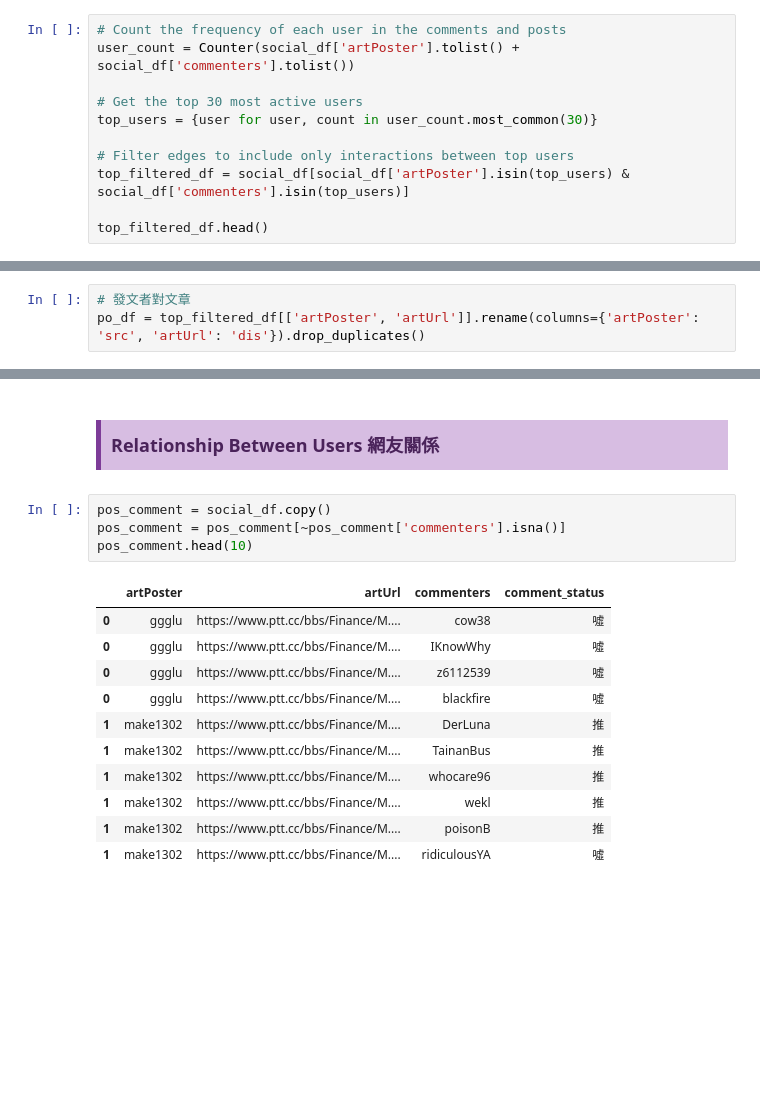
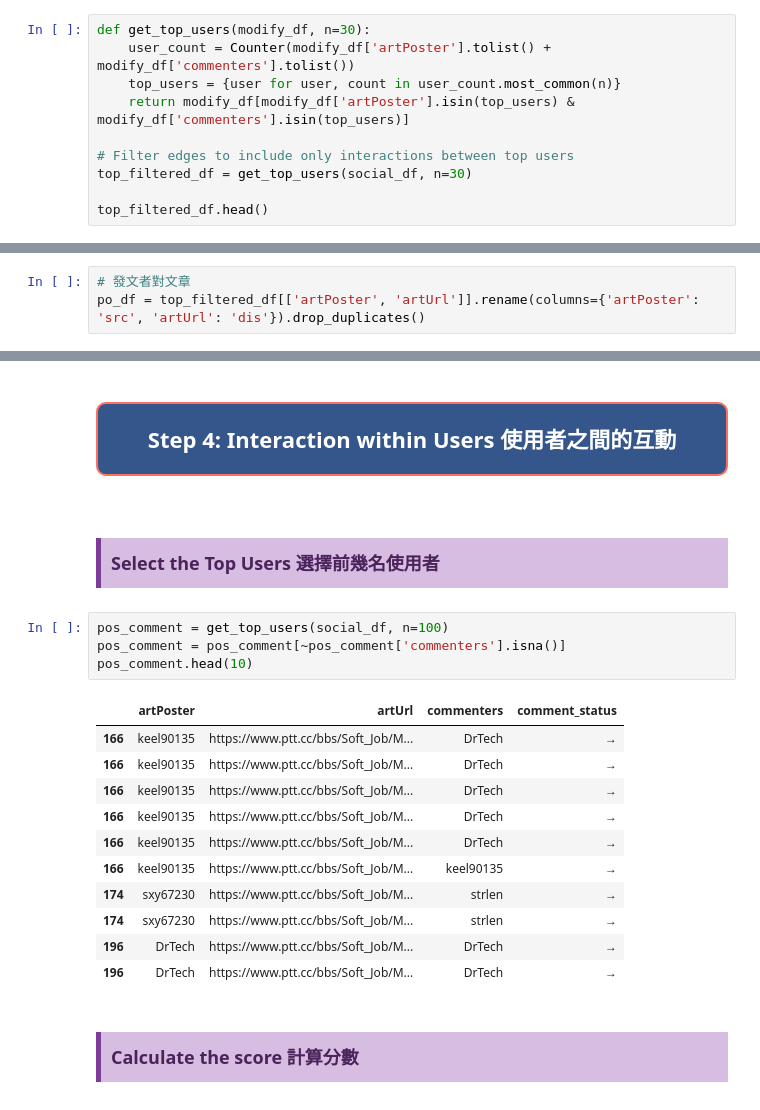
Before and after one commit to whats2000/SocialMediaAnalysisAboutAITrend, a Jupyter notebook: NetworkAnalysis.ipynb, the cells around one changed output, grey strips where cells are left out. Drawn from its saved outputs; the diff is of its cells as text; blank space fills up the shorter version.

```diff
--- a/NetworkAnalysis.ipynb
+++ b/NetworkAnalysis.ipynb
@@ -172,14 +174,13 @@ Name: count, dtype: int64
 # %% [markdown]
 ## <div style="font-family: 'Lucida Sans Unicode', sans-serif; font-size: 18px; color: #4A235A; background-color: #D7BDE2; text-align: left; padding: 10px; border-left: 5px solid #7D3C98; box-shadow: 0 4px 6px rgba(0, 0, 0, 0.2); margin-bottom: 10px;">Filter the Data 篩選資料</div>
 # %%
-# Count the frequency of each user in the comments and posts
-user_count = Counter(social_df['artPoster'].tolist() + social_df['commenters'].tolist())
-
-# Get the top 30 most active users
-top_users = {user for user, count in user_count.most_common(30)}
+def get_top_users(modify_df, n=30):
+    user_count = Counter(modify_df['artPoster'].tolist() + modify_df['commenters'].tolist())
+    top_users = {user for user, count in user_count.most_common(n)}
+    return modify_df[modify_df['artPoster'].isin(top_users) & modify_df['commenters'].isin(top_users)]
 
 # Filter edges to include only interactions between top users
-top_filtered_df = social_df[social_df['artPoster'].isin(top_users) & social_df['commenters'].isin(top_users)]
+top_filtered_df = get_top_users(social_df, n=30)
 
 top_filtered_df.head()
 # %% [output]
@@ -304,23 +305,27 @@ netWork.show('plot/Network.html')
 plot/Network.html
 [interactive output not drawn]
 # %% [markdown]
-## <div style="font-family: 'Lucida Sans Unicode', sans-serif; font-size: 18px; color: #4A235A; background-color: #D7BDE2; text-align: left; padding: 10px; border-left: 5px solid #7D3C98; box-shadow: 0 4px 6px rgba(0, 0, 0, 0.2); margin-bottom: 10px;">Relationship Between Users 網友關係</div>
+# <div style="font-family: 'Garamond', serif; font-size: 22px; color: #ffffff; background-color: #34568B; text-align: center; padding: 15px; border-radius: 10px; border: 2px solid #FF6F61; box-shadow: 0 6px 12px rgba(0, 0, 0, 0.3); margin-bottom: 20px;">Step 4: Interaction within Users 使用者之間的互動</div>
+# %% [markdown]
+## <div style="font-family: 'Lucida Sans Unicode', sans-serif; font-size: 18px; color: #4A235A; background-color: #D7BDE2; text-align: left; padding: 10px; border-left: 5px solid #7D3C98; box-shadow: 0 4px 6px rgba(0, 0, 0, 0.2); margin-bottom: 10px;">Select the Top Users 選擇前幾名使用者</div>
 # %%
-pos_comment = social_df.copy()
+pos_comment = get_top_users(social_df, n=100)
 pos_comment = pos_comment[~pos_comment['commenters'].isna()]
 pos_comment.head(10)
 # %% [output]
 |  | artPoster | artUrl | commenters | comment_status |
-| 0 | ggglu | https://www.ptt.cc/bbs/Finance/M.... | cow38 | 噓 |
-| 0 | ggglu | https://www.ptt.cc/bbs/Finance/M.... | IKnowWhy | 噓 |
-| 0 | ggglu | https://www.ptt.cc/bbs/Finance/M.... | z6112539 | 噓 |
-| 0 | ggglu | https://www.ptt.cc/bbs/Finance/M.... | blackfire | 噓 |
-| 1 | make1302 | https://www.ptt.cc/bbs/Finance/M.... | DerLuna | 推 |
-| 1 | make1302 | https://www.ptt.cc/bbs/Finance/M.... | TainanBus | 推 |
-| 1 | make1302 | https://www.ptt.cc/bbs/Finance/M.... | whocare96 | 推 |
-| 1 | make1302 | https://www.ptt.cc/bbs/Finance/M.... | wekl | 推 |
-| 1 | make1302 | https://www.ptt.cc/bbs/Finance/M.... | poisonB | 推 |
-| 1 | make1302 | https://www.ptt.cc/bbs/Finance/M.... | ridiculousYA | 噓 |
+| 166 | keel90135 | https://www.ptt.cc/bbs/Soft_Job/M... | DrTech | → |
+| 166 | keel90135 | https://www.ptt.cc/bbs/Soft_Job/M... | DrTech | → |
+| 166 | keel90135 | https://www.ptt.cc/bbs/Soft_Job/M... | DrTech | → |
+| 166 | keel90135 | https://www.ptt.cc/bbs/Soft_Job/M... | DrTech | → |
+| 166 | keel90135 | https://www.ptt.cc/bbs/Soft_Job/M... | DrTech | → |
+| 166 | keel90135 | https://www.ptt.cc/bbs/Soft_Job/M... | keel90135 | → |
+| 174 | sxy67230 | https://www.ptt.cc/bbs/Soft_Job/M... | strlen | → |
+| 174 | sxy67230 | https://www.ptt.cc/bbs/Soft_Job/M... | strlen | → |
+| 196 | DrTech | https://www.ptt.cc/bbs/Soft_Job/M... | DrTech | → |
+| 196 | DrTech | https://www.ptt.cc/bbs/Soft_Job/M... | DrTech | → |
+# %% [markdown]
+## <div style="font-family: 'Lucida Sans Unicode', sans-serif; font-size: 18px; color: #4A235A; background-color: #D7BDE2; text-align: left; padding: 10px; border-left: 5px solid #7D3C98; box-shadow: 0 4px 6px rgba(0, 0, 0, 0.2); margin-bottom: 10px;">Calculate the score 計算分數</div>
 # %%
 pos_comment['score'] = pos_comment['comment_status'].apply(lambda r: convert_status(r))
 
```
Also changed, not shown: parts of 67 cells of this notebook, 7 other files.
